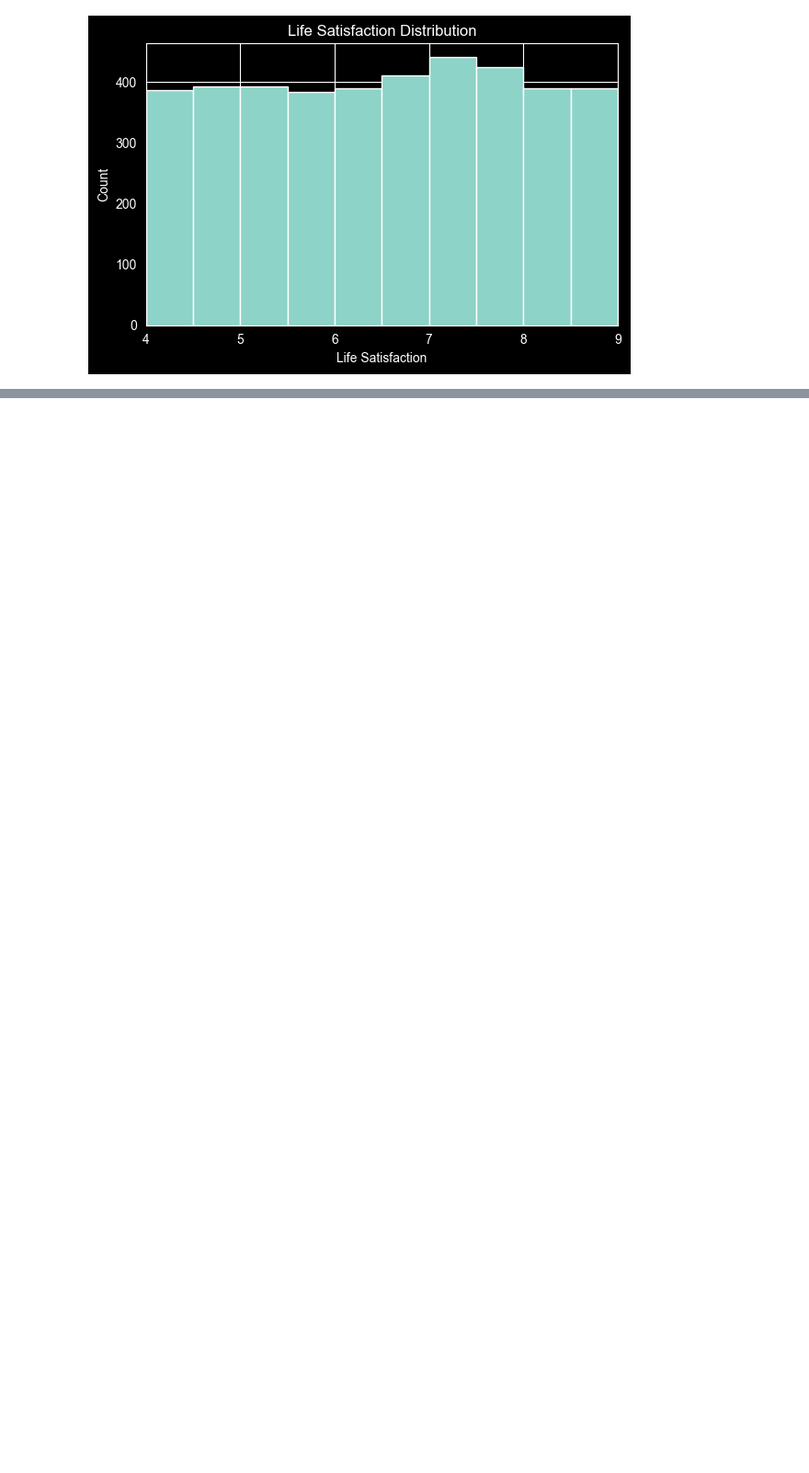
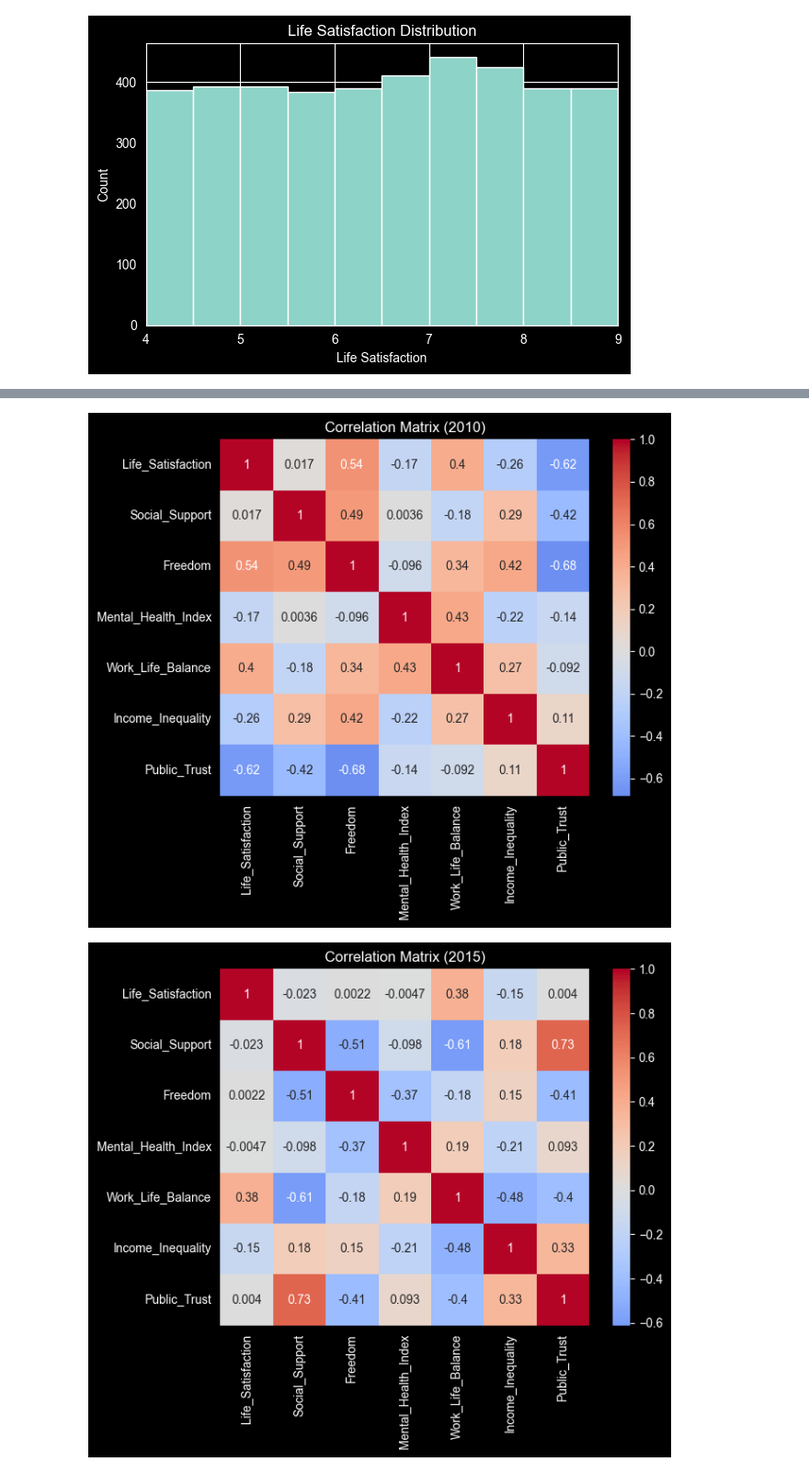
Before and after one commit to mateidiana/WellBeingModelling, a Jupyter notebook: notebooks/01_4_data_overview_world_happiness.ipynb, the cells around one changed output, grey strips where cells are left out. Shown at 92% size. Cells and saved outputs as stored; diff of their text form; code cells hidden in the pictures; blank space fills up the shorter version.

```diff
--- a/notebooks/01_4_data_overview_world_happiness.ipynb
+++ b/notebooks/01_4_data_overview_world_happiness.ipynb
@@ -449,0 +779,63 @@ plt.show()
+# %%
+cols = [
+    "Life_Satisfaction",
+    "Social_Support",
+    "Freedom",
+    "Mental_Health_Index",
+    "Work_Life_Balance",
+    "Income_Inequality",
+    "Public_Trust"
+]
+
+df = pd.read_csv("../data/processed/world_happiness_country_year_mean.csv")
+
+year = 2010
+
+df_year = df[df["Year"] == year]
+
+plt.figure(figsize=(7,6))
+sns.heatmap(
+    df_year[cols].corr(),
+    annot=True,
+    cmap="coolwarm",
+    center=0
+)
+
+plt.title(f"Correlation Matrix ({year})")
+plt.tight_layout()
+plt.show()
+
+year = 2015
+
+df_year = df[df["Year"] == year]
+
+plt.figure(figsize=(7,6))
+sns.heatmap(
+    df_year[cols].corr(),
+    annot=True,
+    cmap="coolwarm",
+    center=0
+)
+
+plt.title(f"Correlation Matrix ({year})")
+plt.tight_layout()
+plt.show()
+
+year = 2021
+
+df_year = df[df["Year"] == year]
+
+plt.figure(figsize=(7,6))
+sns.heatmap(
+    df_year[cols].corr(),
+    annot=True,
+    cmap="coolwarm",
+    center=0
+)
+
+plt.title(f"Correlation Matrix ({year})")
+plt.tight_layout()
+plt.show()
+# %% [output]
+[figure, added]
+[figure, added]
```
Also changed, not shown: parts of 9 cells of this notebook, 3 other files.
